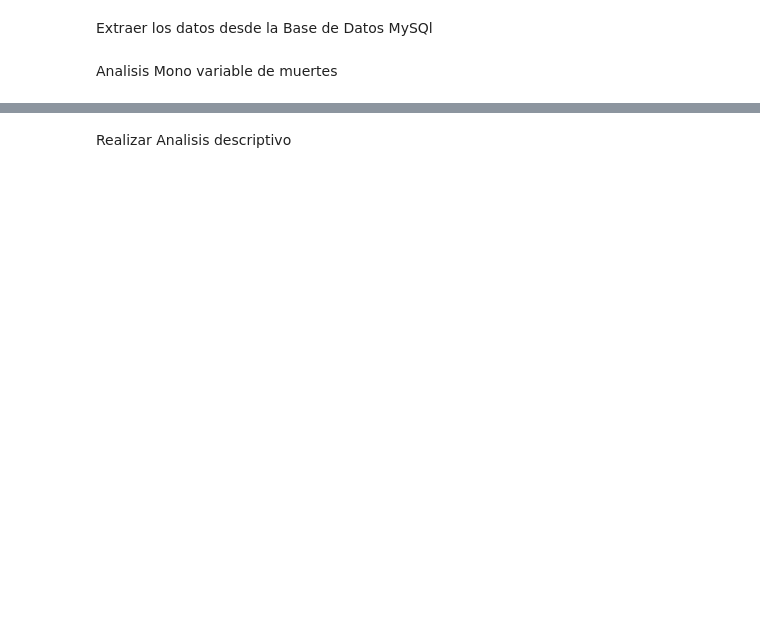
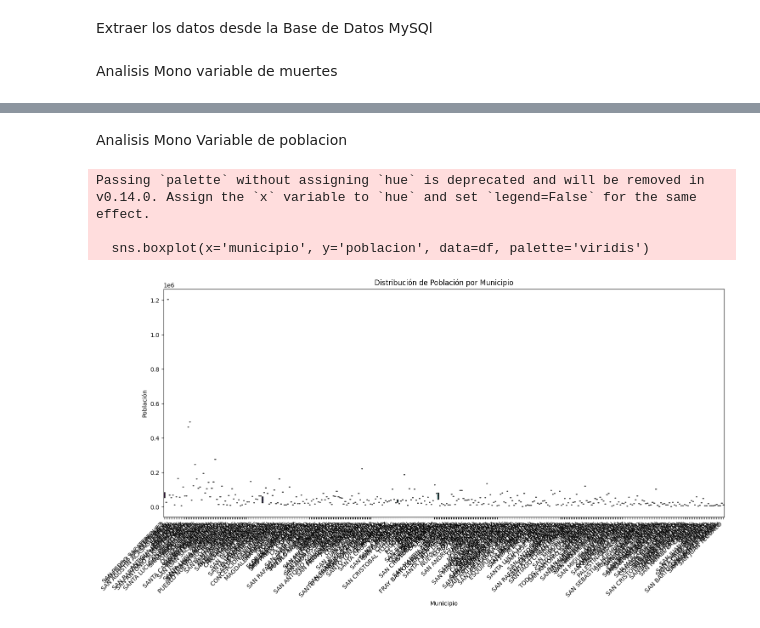
Before and after one commit to jamesg19/fase2, a Jupyter notebook: sample.ipynb, the cells around one changed output, grey strips where cells are left out. Saved outputs shown, nothing was run; the diff lists cells and outputs as text; code cells hidden in the pictures; blank space fills up the shorter version.

```diff
--- a/sample.ipynb
+++ b/sample.ipynb
@@ -12,2 +23,2 @@ estadisticas_descriptivas = columna_nuevas_muertes.describe()
 # %% [markdown]
-Realizar Analisis descriptivo
+Analisis Mono Variable de poblacion
@@ -15,0 +25,32 @@ Realizar Analisis descriptivo
+# %%
+# Agrupar por "municipio" y calcular estadísticas descriptivas sobre "poblacion"
+#agrupado_por_municipio = df.groupby('municipio')['poblacion'].describe()
+agrupado_por_municipio=df.groupby(['poblacion', 'municipio']).describe()
+import matplotlib.pyplot as plt
+import seaborn as sns
+
+# Agrupar por "municipio" y calcular estadísticas descriptivas sobre "poblacion"
+agrupado_por_municipio = df.groupby('municipio')['poblacion'].describe().reset_index()
+
+# Visualizar la distribución de la población por municipio mediante un boxplot
+plt.figure(figsize=(15, 8))
+sns.boxplot(x='municipio', y='poblacion', data=df, palette='viridis')
+plt.title('Distribución de Población por Municipio')
+plt.xlabel('Municipio')
+plt.ylabel('Población')
+
+# Ajustar las etiquetas del eje X para mejorar la legibilidad
+plt.xticks(rotation=45, ha='right')  # Rotar y alinear a la derecha
+
+plt.tight_layout()  # Ajustar automáticamente el diseño para evitar superposiciones
+plt.show()
+
+# Seleccionar la columna de interés
+#columna_nuevas_muertes = df['poblacion']
+#estadisticas_descriptivas = columna_nuevas_muertes.describe()
+#print(estadisticas_descriptivas)
+# %% [output]
+Passing `palette` without assigning `hue` is deprecated and will be removed in v0.14.0. Assign the `x` variable to `hue` and set `legend=False` for the same effect.
+
+  sns.boxplot(x='municipio', y='poblacion', data=df, palette='viridis')
+[figure, added]
```
Also changed, not shown: parts of 2 cells of this notebook.
